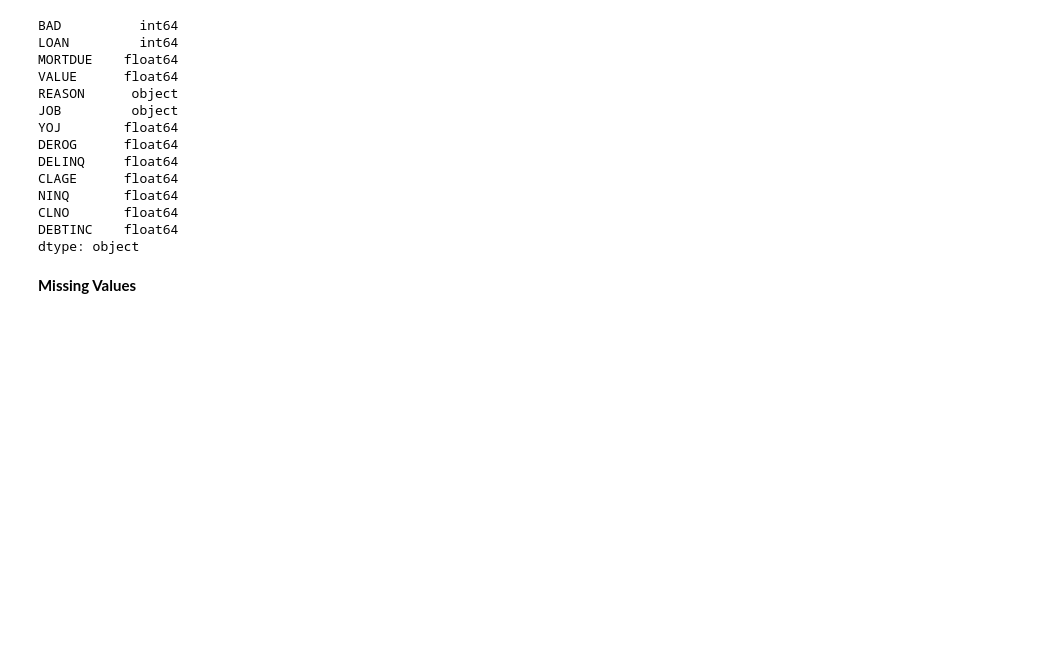
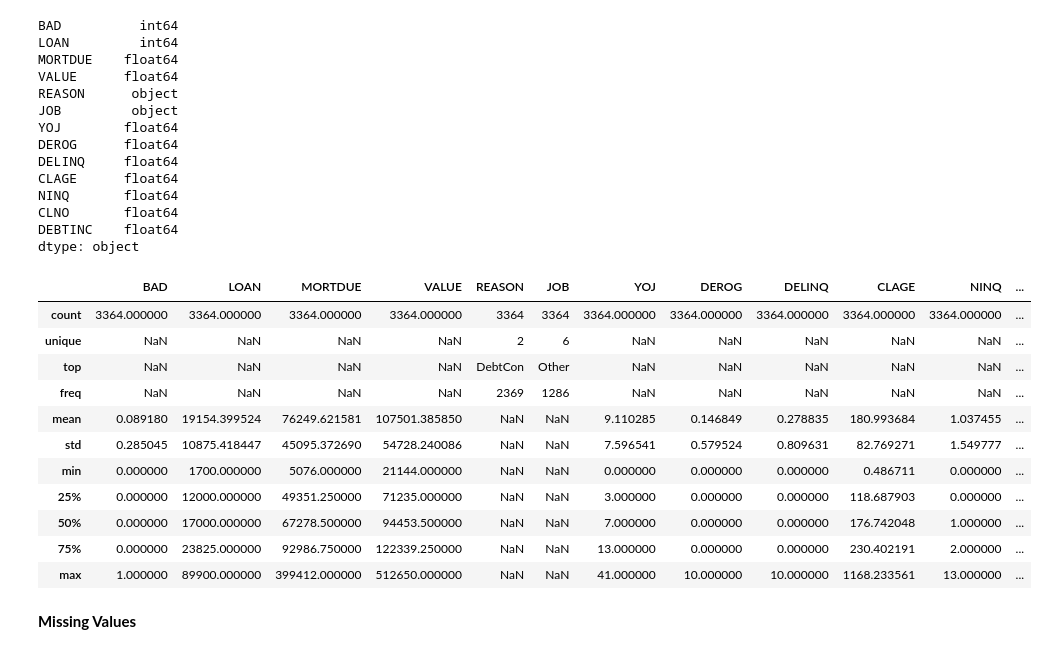
Before and after one commit to sanae-a11y/AI, a Jupyter notebook: CreditScoring.ipynb, the cells around one changed output. Cells and saved outputs as stored; diff of their text form; code cells hidden in the pictures; blank space fills up the shorter version.

```diff
--- a/CreditScoring.ipynb
+++ b/CreditScoring.ipynb
@@ -47,6 +49,23 @@ NINQ       float64
 CLNO       float64
 DEBTINC    float64
 dtype: object
+# %%
+#descriptive statistics
+description= file.describe(include='all') # to get the basic summary of all the numeric columns and frequency distribution of all the categorical columns.
+description
+# %% [output]
+|  | BAD | LOAN | MORTDUE | VALUE | REASON | JOB | YOJ | DEROG | DELINQ | CLAGE | NINQ | ... |
+| count | 3364.000000 | 3364.000000 | 3364.000000 | 3364.000000 | 3364 | 3364 | 3364.000000 | 3364.000000 | 3364.000000 | 3364.000000 | 3364.000000 | ... |
+| unique | NaN | NaN | NaN | NaN | 2 | 6 | NaN | NaN | NaN | NaN | NaN | ... |
+| top | NaN | NaN | NaN | NaN | DebtCon | Other | NaN | NaN | NaN | NaN | NaN | ... |
+| freq | NaN | NaN | NaN | NaN | 2369 | 1286 | NaN | NaN | NaN | NaN | NaN | ... |
+| mean | 0.089180 | 19154.399524 | 76249.621581 | 107501.385850 | NaN | NaN | 9.110285 | 0.146849 | 0.278835 | 180.993684 | 1.037455 | ... |
+| std | 0.285045 | 10875.418447 | 45095.372690 | 54728.240086 | NaN | NaN | 7.596541 | 0.579524 | 0.809631 | 82.769271 | 1.549777 | ... |
+| min | 0.000000 | 1700.000000 | 5076.000000 | 21144.000000 | NaN | NaN | 0.000000 | 0.000000 | 0.000000 | 0.486711 | 0.000000 | ... |
+| 25% | 0.000000 | 12000.000000 | 49351.250000 | 71235.000000 | NaN | NaN | 3.000000 | 0.000000 | 0.000000 | 118.687903 | 0.000000 | ... |
+| 50% | 0.000000 | 17000.000000 | 67278.500000 | 94453.500000 | NaN | NaN | 7.000000 | 0.000000 | 0.000000 | 176.742048 | 1.000000 | ... |
+| 75% | 0.000000 | 23825.000000 | 92986.750000 | 122339.250000 | NaN | NaN | 13.000000 | 0.000000 | 0.000000 | 230.402191 | 2.000000 | ... |
+| max | 1.000000 | 89900.000000 | 399412.000000 | 512650.000000 | NaN | NaN | 41.000000 | 10.000000 | 10.000000 | 1168.233561 | 13.000000 | ... |
 # %% [markdown]
 **Missing Values**
 # %%
```
Also changed, not shown: parts of 3 cells of this notebook.
